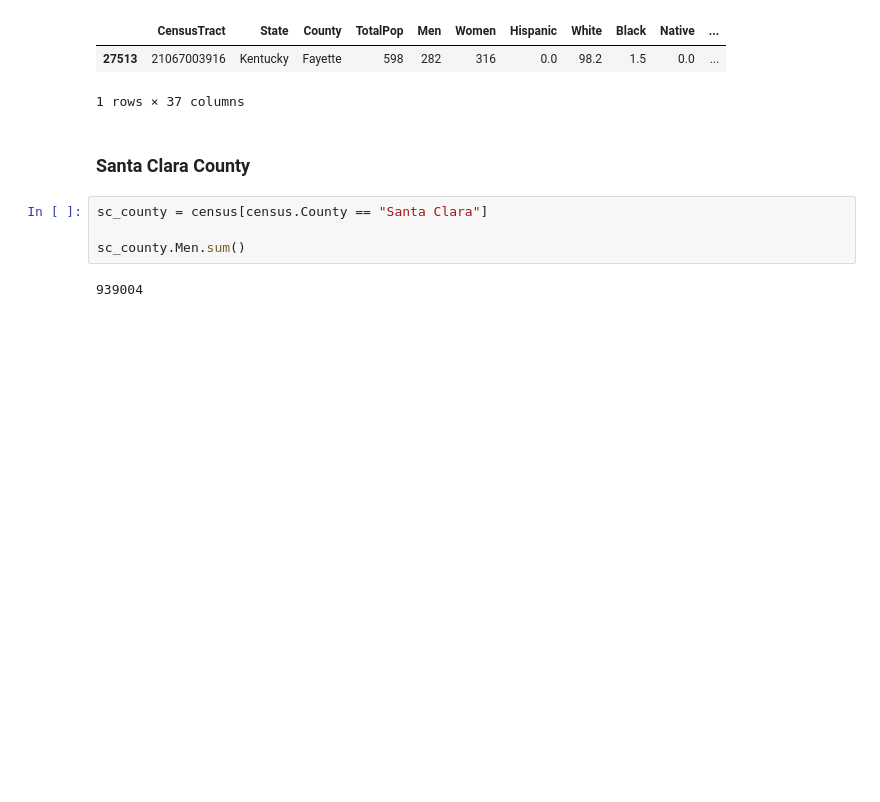
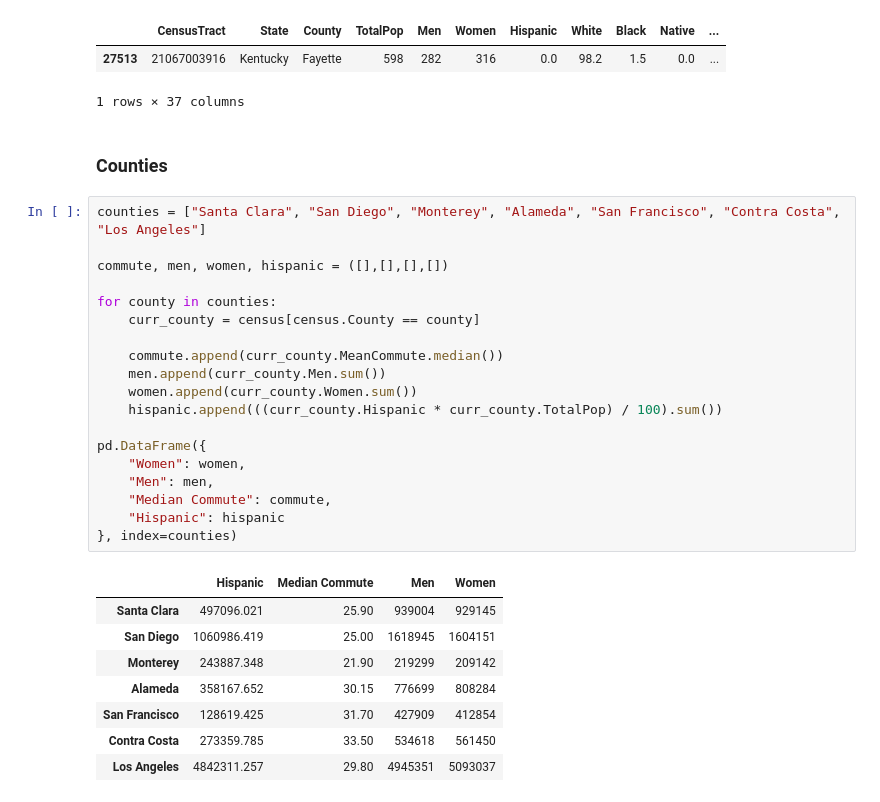
Before and after one commit to pstetz/Kaggle, a Jupyter notebook: in_progress/census/fun.ipynb, the cells around one changed output. Saved outputs shown, nothing was run; the diff lists cells and outputs as text; blank space fills up the shorter version.

```diff
--- a/in_progress/census/fun.ipynb
+++ b/in_progress/census/fun.ipynb
@@ -77,11 +77,33 @@ Name: IncomePerCapErr, dtype: float64
 |  | CensusTract | State | County | TotalPop | Men | Women | Hispanic | White | Black | Native | ... |
 | 27513 | 21067003916 | Kentucky | Fayette | 598 | 282 | 316 | 0.0 | 98.2 | 1.5 | 0.0 | ... |
 1 rows × 37 columns
-# %% [markdown]
-### Santa Clara County
-# %%
-sc_county = census[census.County == "Santa Clara"]
-
-sc_county.Men.sum()
-# %% [output]
-939004
+# %% [markdown]
+### Counties
+# %%
+counties = ["Santa Clara", "San Diego", "Monterey", "Alameda", "San Francisco", "Contra Costa", "Los Angeles"]
+
+commute, men, women, hispanic = ([],[],[],[])
+
+for county in counties:
+    curr_county = census[census.County == county]
+
+    commute.append(curr_county.MeanCommute.median())
+    men.append(curr_county.Men.sum())
+    women.append(curr_county.Women.sum())
+    hispanic.append(((curr_county.Hispanic * curr_county.TotalPop) / 100).sum())
+
+pd.DataFrame({
+    "Women": women,
+    "Men": men,
+    "Median Commute": commute,
+    "Hispanic": hispanic
+}, index=counties)
+# %% [output]
+|  | Hispanic | Median Commute | Men | Women |
+| Santa Clara | 497096.021 | 25.90 | 939004 | 929145 |
+| San Diego | 1060986.419 | 25.00 | 1618945 | 1604151 |
+| Monterey | 243887.348 | 21.90 | 219299 | 209142 |
+| Alameda | 358167.652 | 30.15 | 776699 | 808284 |
+| San Francisco | 128619.425 | 31.70 | 427909 | 412854 |
+| Contra Costa | 273359.785 | 33.50 | 534618 | 561450 |
+| Los Angeles | 4842311.257 | 29.80 | 4945351 | 5093037 |
```
Also changed, not shown: 3 other files.
